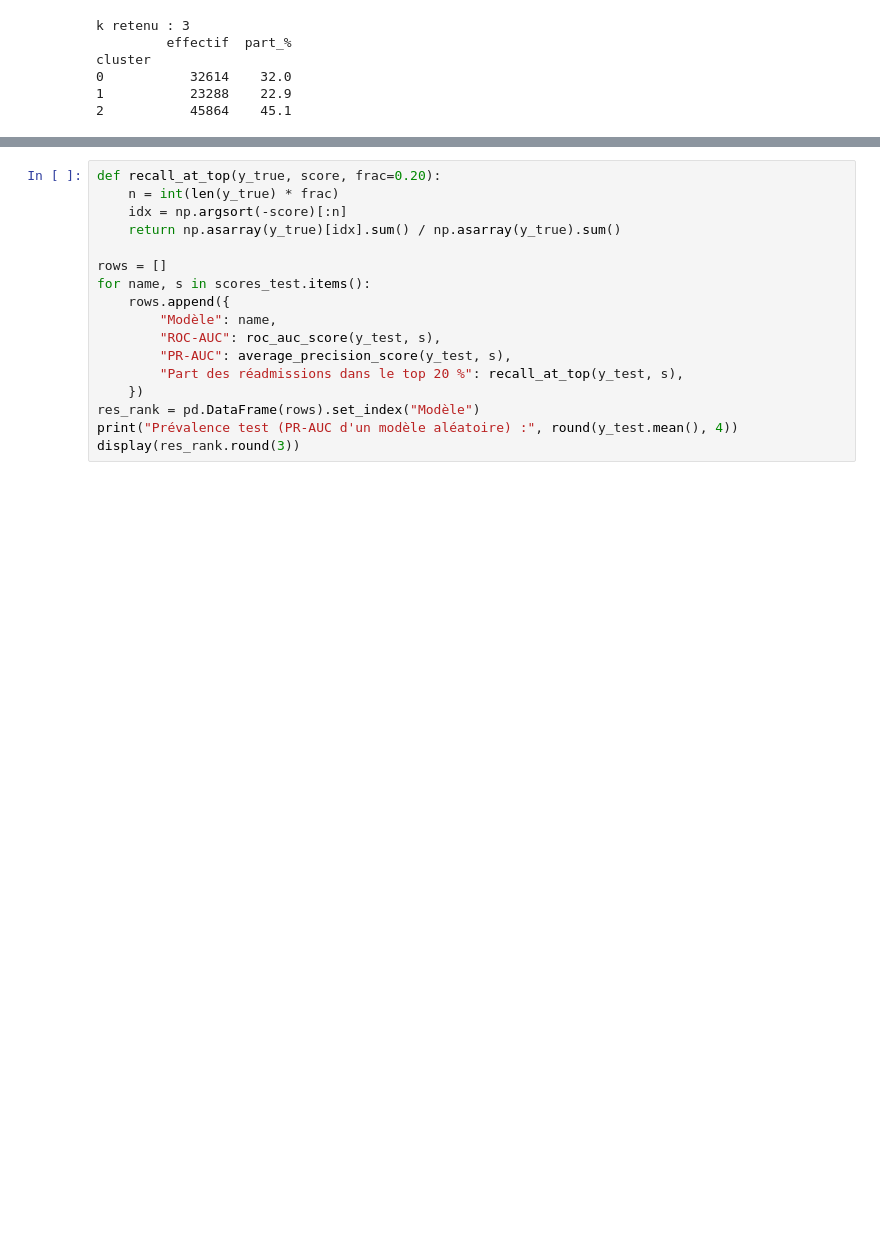
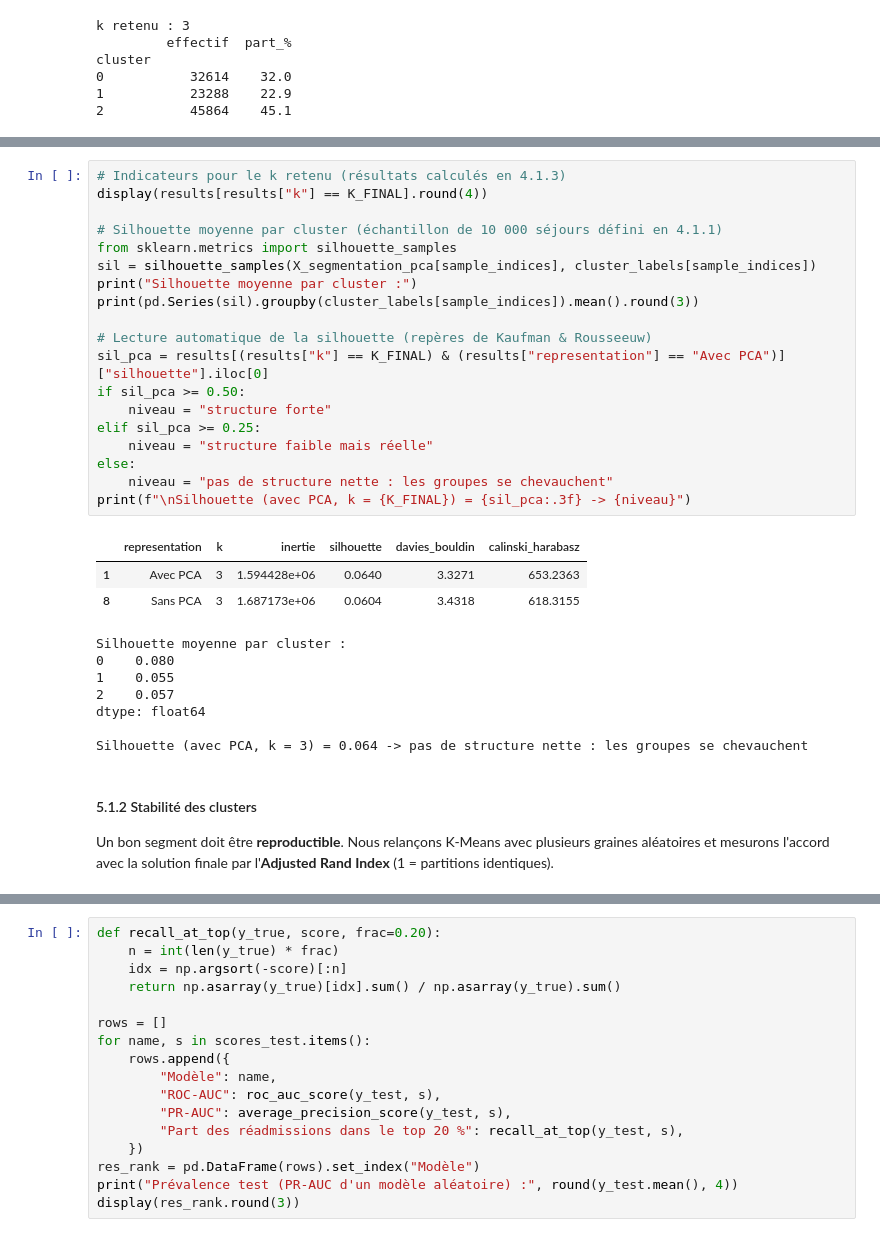
Before and after one commit to AlaKh09/Mentalist, a Jupyter notebook: mentalist_part2.ipynb, the cells around one changed output, grey strips where cells are left out. Saved outputs shown, nothing was run; the diff lists cells and outputs as text; blank space fills up the shorter version.

```diff
--- a/mentalist_part1.ipynb
+++ b/mentalist_part2.ipynb
@@ -3242,0 +3240,34 @@ Gradient Boosting         entraîné en  32.9s
+# %%
+# Indicateurs pour le k retenu (résultats calculés en 4.1.3)
+display(results[results["k"] == K_FINAL].round(4))
+
+# Silhouette moyenne par cluster (échantillon de 10 000 séjours défini en 4.1.1)
+from sklearn.metrics import silhouette_samples
+sil = silhouette_samples(X_segmentation_pca[sample_indices], cluster_labels[sample_indices])
+print("Silhouette moyenne par cluster :")
+print(pd.Series(sil).groupby(cluster_labels[sample_indices]).mean().round(3))
+
+# Lecture automatique de la silhouette (repères de Kaufman & Rousseeuw)
+sil_pca = results[(results["k"] == K_FINAL) & (results["representation"] == "Avec PCA")]["silhouette"].iloc[0]
+if sil_pca >= 0.50:
+    niveau = "structure forte"
+elif sil_pca >= 0.25:
+    niveau = "structure faible mais réelle"
+else:
+    niveau = "pas de structure nette : les groupes se chevauchent"
+print(f"\nSilhouette (avec PCA, k = {K_FINAL}) = {sil_pca:.3f} -> {niveau}")
+# %% [output]
+|  | representation | k | inertie | silhouette | davies_bouldin | calinski_harabasz |
+| 1 | Avec PCA | 3 | 1.594428e+06 | 0.0640 | 3.3271 | 653.2363 |
+| 8 | Sans PCA | 3 | 1.687173e+06 | 0.0604 | 3.4318 | 618.3155 |
+Silhouette moyenne par cluster :
+0    0.080
+1    0.055
+2    0.057
+dtype: float64
+
+Silhouette (avec PCA, k = 3) = 0.064 -> pas de structure nette : les groupes se chevauchent
+# %% [markdown]
+#### 5.1.2 Stabilité des clusters
+
+Un bon segment doit être **reproductible**. Nous relançons K-Means avec plusieurs graines aléatoires et mesurons l'accord avec la solution finale par l'**Adjusted Rand Index** (1 = partitions identiques).
```
Also changed, not shown: parts of 52 cells of this notebook, 1 other file.
